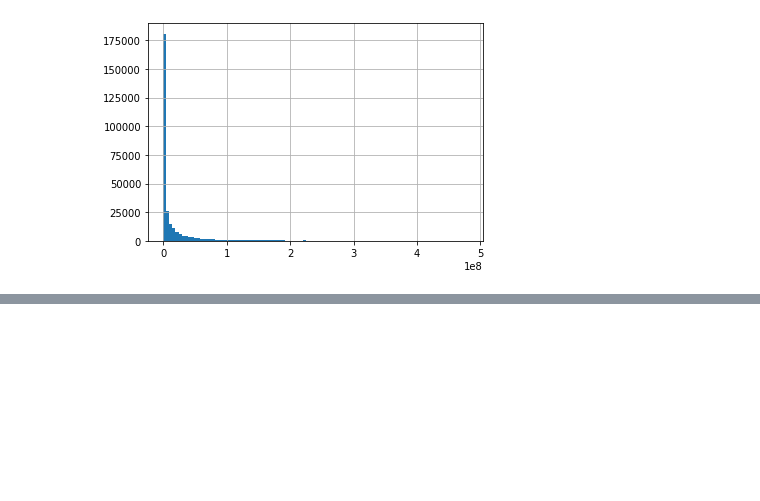
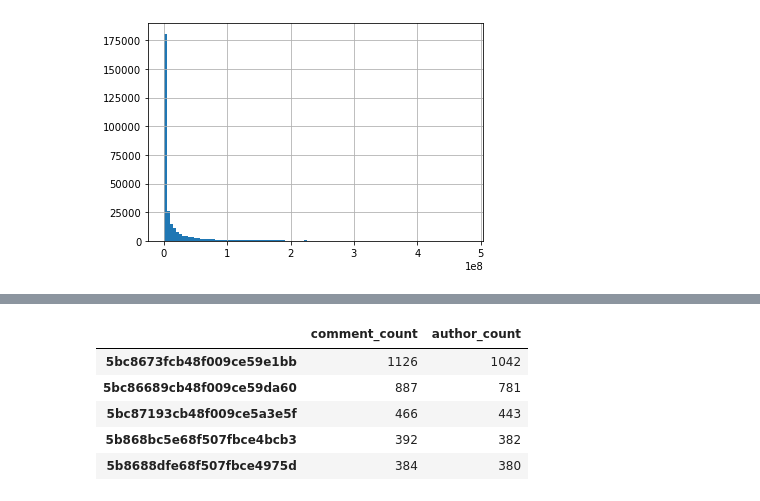
Before and after one commit to JaccoKiezebrink/2IMP40, a Jupyter notebook: DataCollection.ipynb, the cells around one changed output, grey strips where cells are left out. Cells and saved outputs as stored; diff of their text form; code cells hidden in the pictures; blank space fills up the shorter version.

```diff
--- a/DataCollection.ipynb
+++ b/DataCollection.ipynb
@@ -288,0 +311,5 @@ dfTime['time_diff'].dt.total_seconds().hist(bins=100)
+# %%
+# Get number of (unique) authors of comments per issue
+# based on https://stackoverflow.com/questions/17679089/pandas-dataframe-groupby-two-columns-and-get-counts
+unique_authors_per_issue = df_comments.groupby(["issue_id", "author_id"]).size().groupby(level=0).max().to_frame(name='author_count')
+unique_authors_per_issue.head()
@@ -288,0 +324,4 @@ dfTime['time_diff'].dt.total_seconds().hist(bins=100)
+# %%
+# Get number of comments per issue by counting unique issue_id
+issue_comment_count = df_comments['issue_id'].value_counts().to_frame(name='comment_count')
+issue_comment_count.head()
@@ -288,0 +335,11 @@ dfTime['time_diff'].dt.total_seconds().hist(bins=100)
+# %%
+# Combine
+issue_comment_data = pd.concat([issue_comment_count, unique_authors_per_issue], axis=1)
+issue_comment_data.head()
+# %% [output]
+|  | comment_count | author_count |
+| 5bc8673fcb48f009ce59e1bb | 1126 | 1042 |
+| 5bc86689cb48f009ce59da60 | 887 | 781 |
+| 5bc87193cb48f009ce5a3e5f | 466 | 443 |
+| 5b868bc5e68f507fbce4bcb3 | 392 | 382 |
+| 5b8688dfe68f507fbce4975d | 384 | 380 |
```
Also changed, not shown: parts of 9 cells of this notebook.
